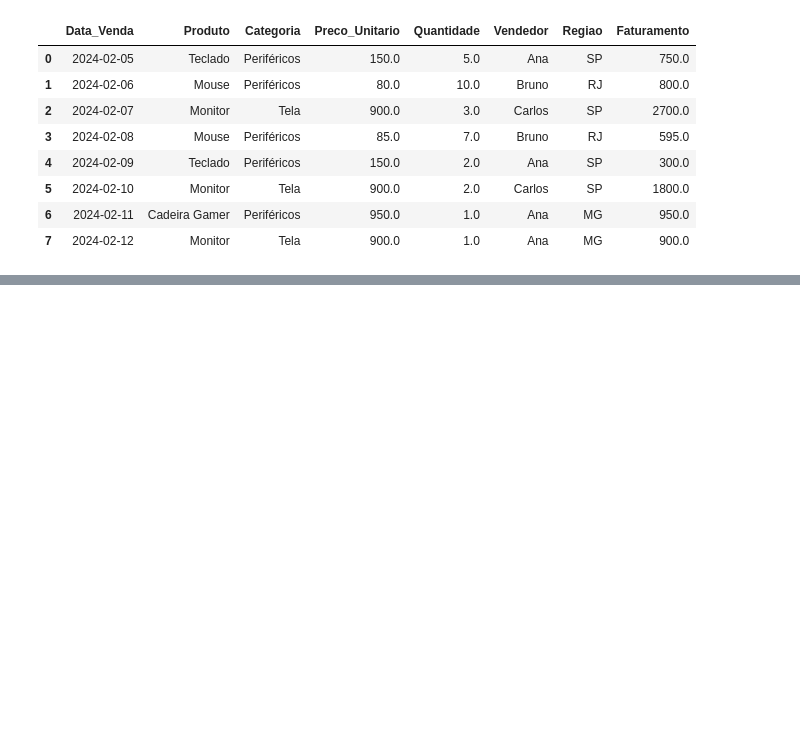
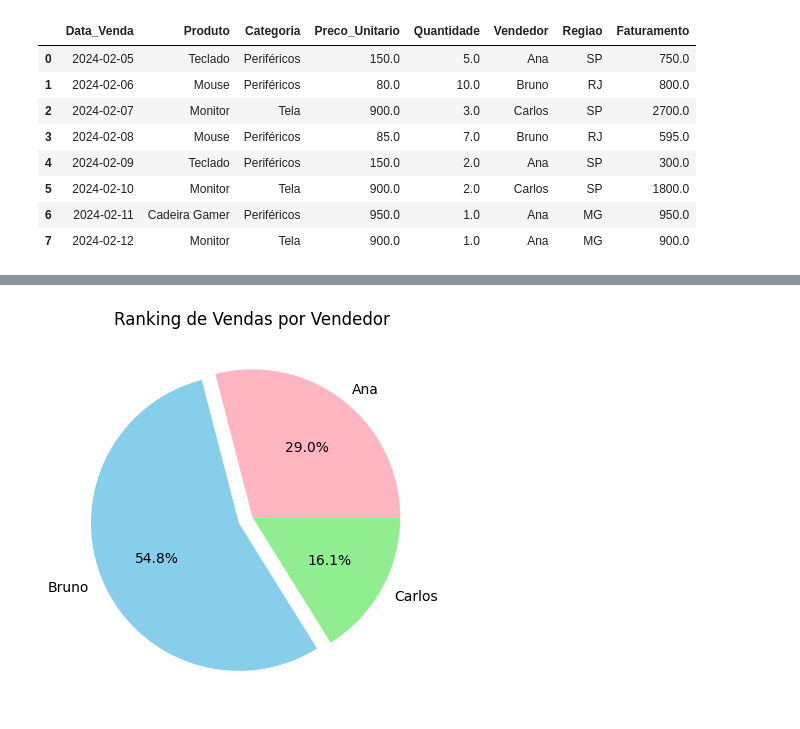
Before and after one commit to KaueSimao/analise_dados_python, a Jupyter notebook: analise_dados_python.ipynb, the cells around one changed output, grey strips where cells are left out. Saved outputs shown, nothing was run; the diff lists cells and outputs as text; code cells hidden in the pictures; blank space fills up the shorter version.

```diff
--- a/analise_dados_python.ipynb
+++ b/analise_dados_python.ipynb
@@ -200,0 +244,9 @@ data
+# %%
+#Graphing sales ranking by seller
+cores_personalizadas = ['lightpink', 'skyblue', 'lightgreen']
+data.groupby('Vendedor')['Quantidade'].sum().plot(kind='pie', colors=cores_personalizadas, autopct='%1.1f%%', explode=[0, 0.1, 0])
+plt.title('Ranking de Vendas por Vendedor')
+plt.ylabel('')
+plt.show()
+# %% [output]
+[figure, added]
```
Also changed, not shown: parts of 4 cells of this notebook.
